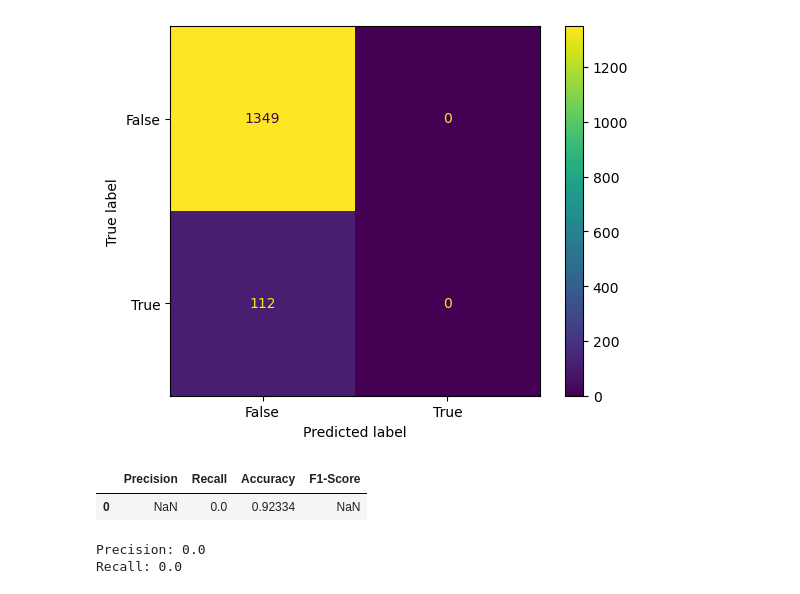
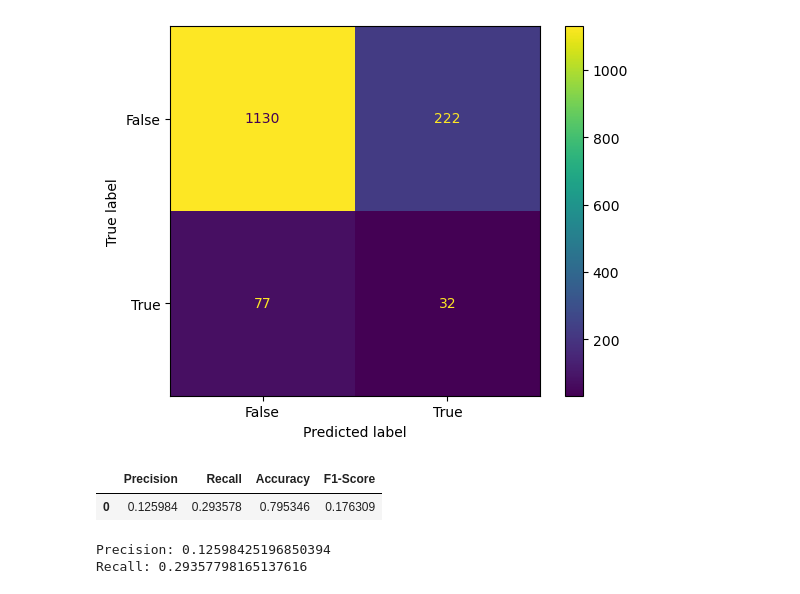
Before and after one commit to jaycor1214/CSCI183_ML_BIAS, a Jupyter notebook: wip_code/datasci_project.ipynb, the cells around one changed output. Saved outputs shown, nothing was run; the diff lists cells and outputs as text; code cells hidden in the pictures.

Commit message:
SVM no longer always predicts false
added class_weight="balanced"

```diff
--- a/wip_code/datasci_project.ipynb
+++ b/wip_code/datasci_project.ipynb
@@ -46,6 +46,10 @@ display(jreqcol)
 
 ohencode_df = pd.get_dummies(data, columns = ['job_ownership','job_type','race','job_industry','job_fed_contractor','gender','resume_quality'])
 display(ohencode_df)
+
+#to convert job_req_min_experience to float data type instead of 'object'
+ohencode_df['job_req_min_experience'] = pd.to_numeric(ohencode_df['job_req_min_experience'])
+print(ohencode_df.dtypes)
 # %% [output]
 |  | job_ad_id | job_city | job_industry | job_type | job_fed_contractor | job_equal_opp_employer | job_ownership | ... |
 | 0 | 384 | Chicago | manufacturing | supervisor | NaN | 1 | unknown | ... |
@@ -109,38 +130,41 @@ features_df = ohencode_df.drop('received_callback', axis=1)
 y = ohencode_df["received_callback"]
 
 X_train, X_test, y_train, y_test = train_test_split(X, y, test_size=0.3)
-ker = svm.SVC(kernel='linear')
+
+
+ker = svm.SVC(kernel='linear',class_weight='balanced')
+
 
 ker.fit(X_train, y_train)
 
 y_pred = ker.predict(X_test)
 
 #confusion matrix
 conmatrix = metrics.confusion_matrix(y_test,y_pred)
 conmatrix_display = metrics.ConfusionMatrixDisplay(confusion_matrix = conmatrix, display_labels = [False, True])
 conmatrix_display.plot()
 plt.show()
 
 #Observation Table for age and oldpeak
 TN, FP, FN, TP = conmatrix.ravel()
 precision = TP / (TP + FP)
 recall = TP / (TP + FN)
 acc = (TP+TN)/(TP + FP + TN + FN)
 f1_score = 2 * (precision * recall) / (precision + recall)
 results_df1 = pd.DataFrame({
     'Precision': [precision],
     'Recall': [recall],
     'Accuracy': [acc],
     'F1-Score': [f1_score]
 })
 
 display(results_df1)
 #delete
 print("Precision:",metrics.precision_score(y_test, y_pred))
 print("Recall:",metrics.recall_score(y_test, y_pred))
 # %% [output]
-[figure, old version]
+[figure, new version]
 |  | Precision | Recall | Accuracy | F1-Score |
-| 0 | NaN | 0.0 | 0.92334 | NaN |
+| 0 | 0.125984 | 0.293578 | 0.795346 | 0.176309 |
-Precision: 0.0
-Recall: 0.0
+Precision: 0.12598425196850394
+Recall: 0.29357798165137616
```
Also changed, not shown: parts of 5 cells of this notebook.
